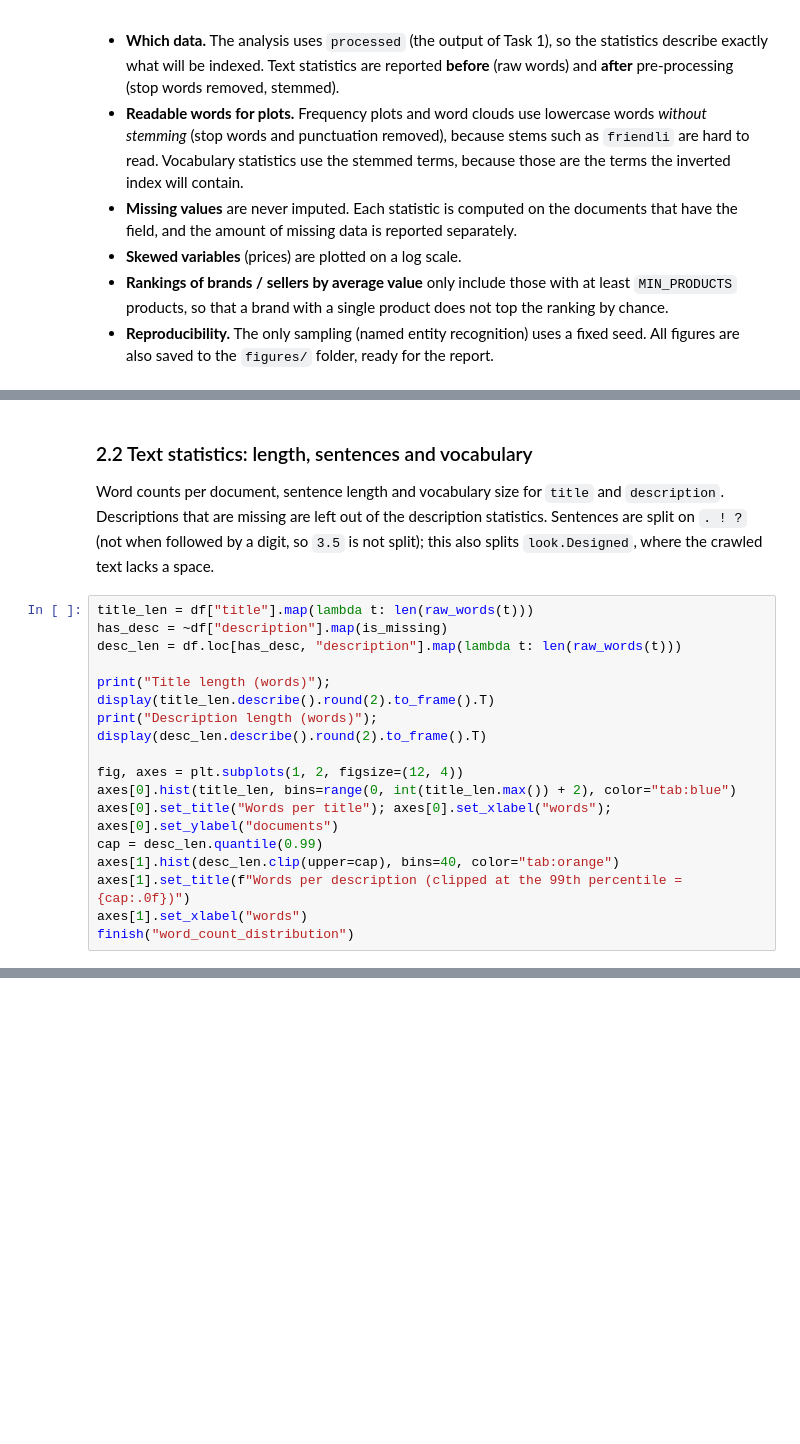
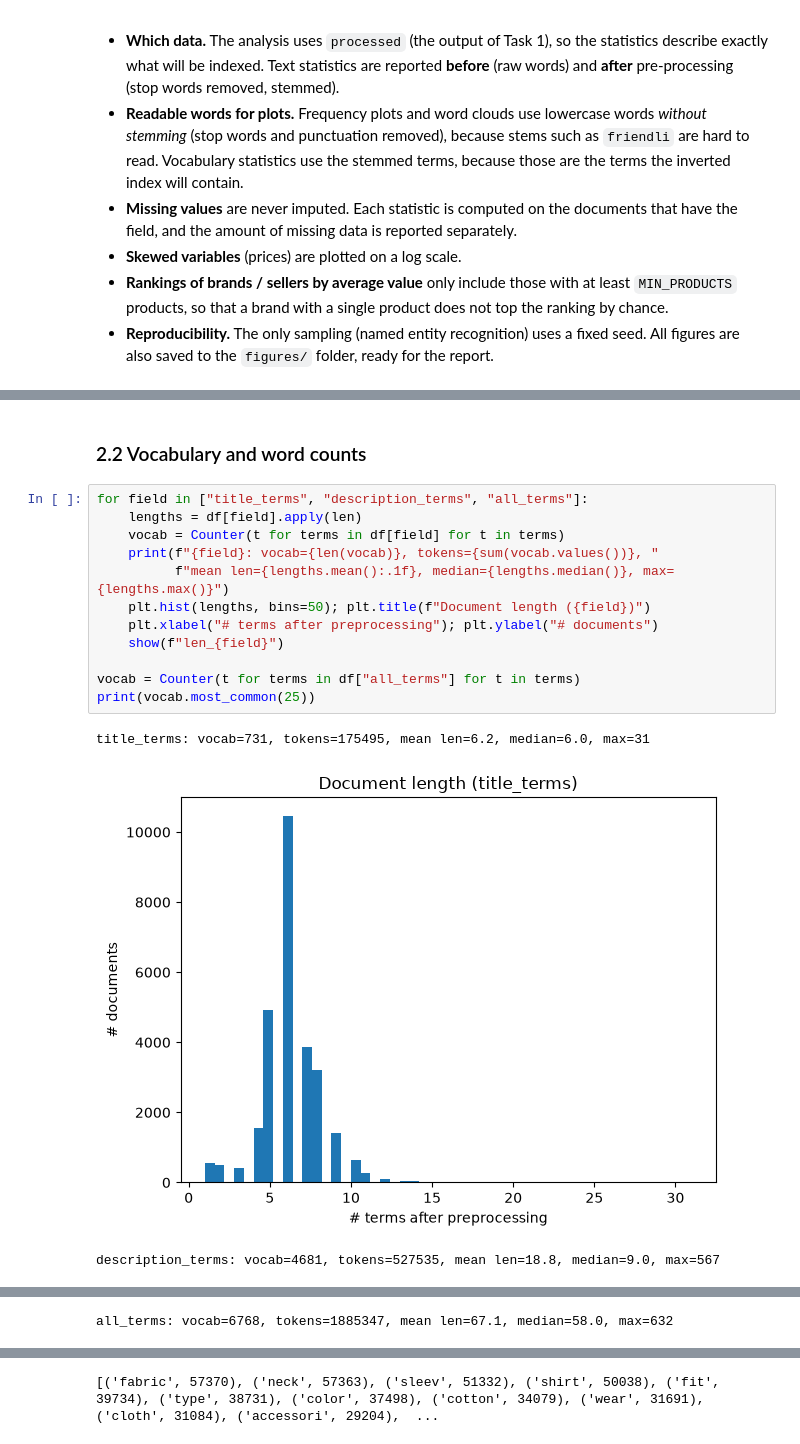
Before and after one commit to juliahupf/RIAW, a Jupyter notebook: project_progress/part_1/part1.ipynb, the cells around one changed output, grey strips where cells are left out. Saved outputs shown, nothing was run; the diff lists cells and outputs as text; blank space fills up the shorter version.

```diff
--- a/project_progress/part_1/part1.ipynb
+++ b/project_progress/part_1/part1.ipynb
@@ -323,20 +308,18 @@ finish("missing_values")
 # %% [markdown]
-### 2.2 Text statistics: length, sentences and vocabulary
-
-Word counts per document, sentence length and vocabulary size for `title` and `description`. Descriptions that are missing are left out of the description statistics. Sentences are split on `. ! ?` (not when followed by a digit, so `3.5` is not split); this also splits `look.Designed`, where the crawled text lacks a space.
+### 2.2 Vocabulary and word counts
 # %%
-title_len = df["title"].map(lambda t: len(raw_words(t)))
-has_desc = ~df["description"].map(is_missing)
-desc_len = df.loc[has_desc, "description"].map(lambda t: len(raw_words(t)))
+for field in ["title_terms", "description_terms", "all_terms"]:
+    lengths = df[field].apply(len)
+    vocab = Counter(t for terms in df[field] for t in terms)
+    print(f"{field}: vocab={len(vocab)}, tokens={sum(vocab.values())}, "
+          f"mean len={lengths.mean():.1f}, median={lengths.median()}, max={lengths.max()}")
+    plt.hist(lengths, bins=50); plt.title(f"Document length ({field})")
+    plt.xlabel("# terms after preprocessing"); plt.ylabel("# documents")
+    show(f"len_{field}")
 
-print("Title length (words)");       display(title_len.describe().round(2).to_frame().T)
-print("Description length (words)"); display(desc_len.describe().round(2).to_frame().T)
-
-fig, axes = plt.subplots(1, 2, figsize=(12, 4))
-axes[0].hist(title_len, bins=range(0, int(title_len.max()) + 2), color="tab:blue")
-axes[0].set_title("Words per title"); axes[0].set_xlabel("words"); axes[0].set_ylabel("documents")
-cap = desc_len.quantile(0.99)
-axes[1].hist(desc_len.clip(upper=cap), bins=40, color="tab:orange")
-axes[1].set_title(f"Words per description (clipped at the 99th percentile = {cap:.0f})")
-axes[1].set_xlabel("words")
-finish("word_count_distribution")
+vocab = Counter(t for terms in df["all_terms"] for t in terms)
+print(vocab.most_common(25))
+# %% [output]
+title_terms: vocab=731, tokens=175495, mean len=6.2, median=6.0, max=31
+[figure, added]
+description_terms: vocab=4681, tokens=527535, mean len=18.8, median=9.0, max=567
@@ -342,0 +327 @@ finish("word_count_distribution")
+all_terms: vocab=6768, tokens=1885347, mean len=67.1, median=58.0, max=632
@@ -342,0 +329 @@ finish("word_count_distribution")
+[('fabric', 57370), ('neck', 57363), ('sleev', 51332), ('shirt', 50038), ('fit', 39734), ('type', 38731), ('color', 37498), ('cotton', 34079), ('wear', 31691), ('cloth', 31084), ('accessori', 29204),  ...
```
Also changed, not shown: parts of 30 cells of this notebook, 13 other files.
